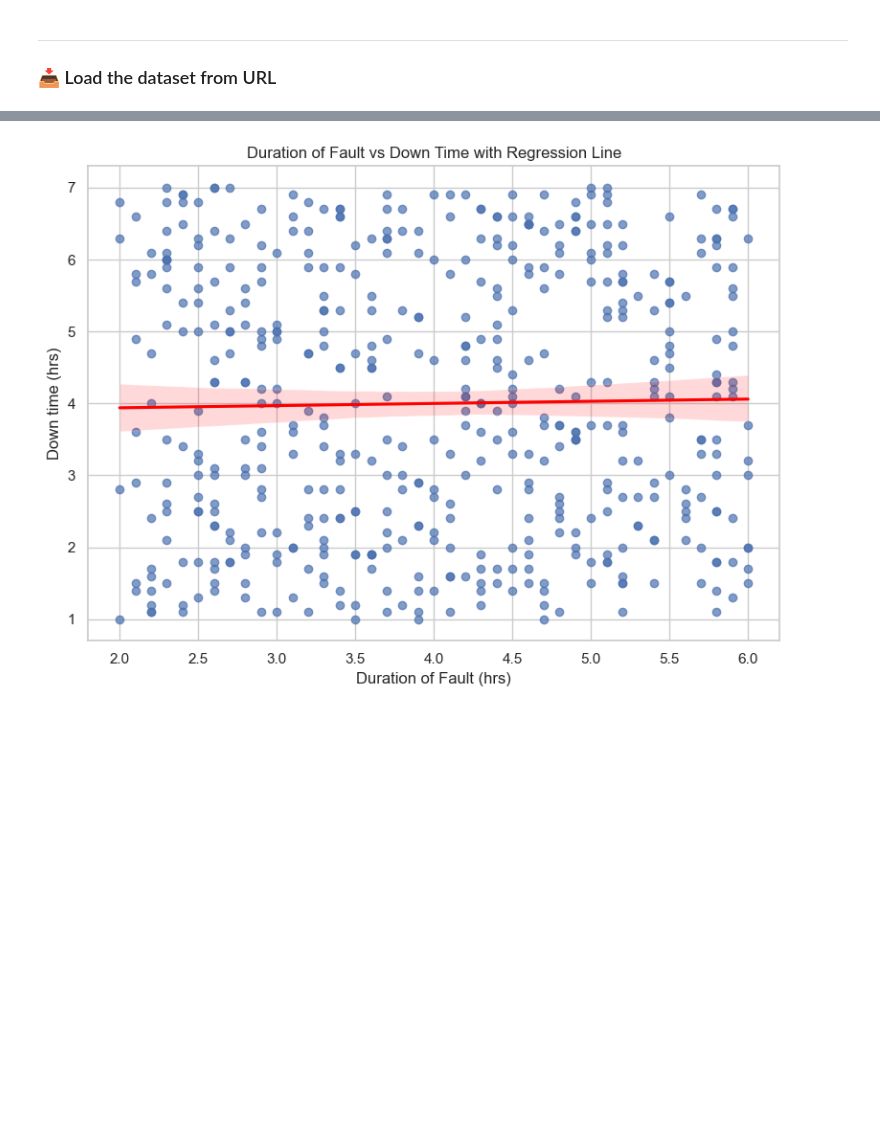
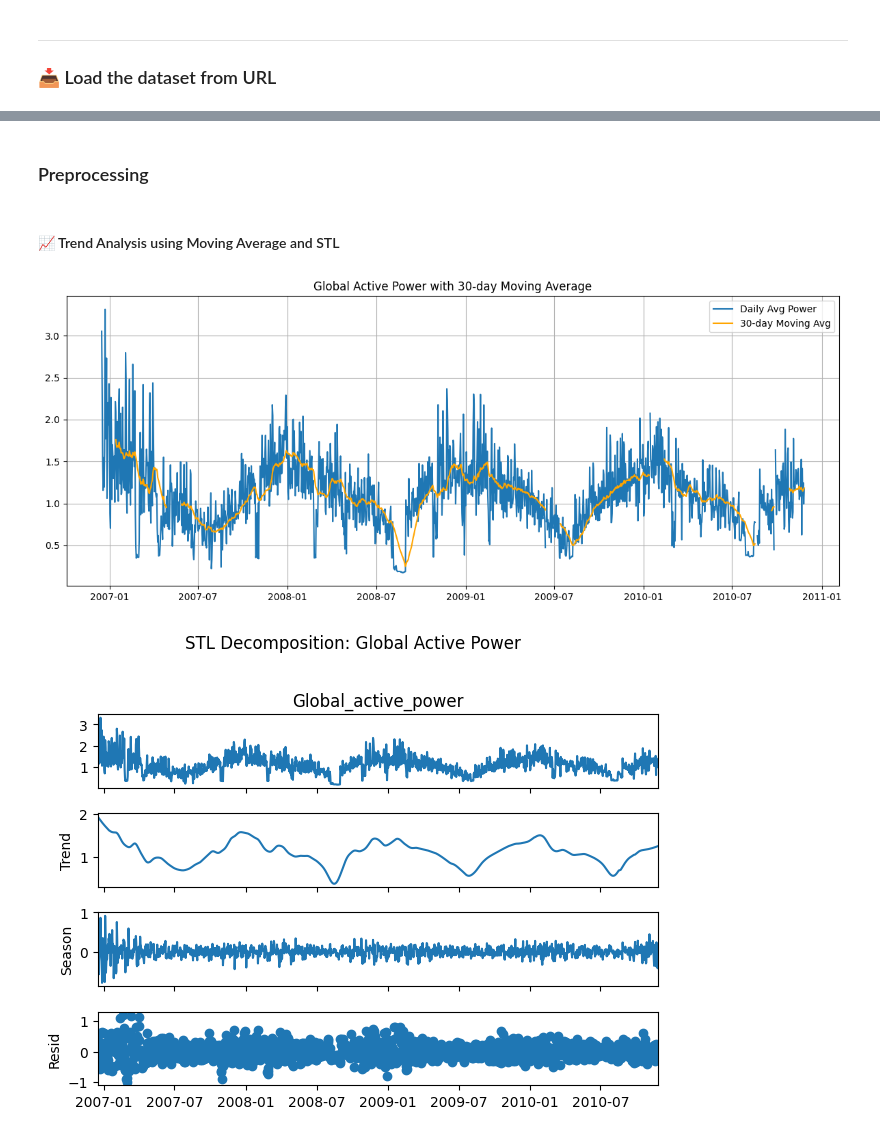
Before and after one commit to Dr-AlaaKhamis/ISE518, a Jupyter notebook: 8_Descriptive_analytics/TimeSeries_Analysis.ipynb, the cells around one changed output, grey strips where cells are left out. Saved outputs shown, nothing was run; the diff lists cells and outputs as text; code cells hidden in the pictures; blank space fills up the shorter version.

```diff
--- a/8_Descriptive_analytics/TimeSeries_Analysis.ipynb
+++ b/8_Descriptive_analytics/TimeSeries_Analysis.ipynb
@@ -126,24 +39,48 @@ A **scatter plot with a regression line** is used to visualize potential correla
-# %%
-import seaborn as sns
-import matplotlib.pyplot as plt
-
-# Set style
-sns.set(style="whitegrid")
-
-plt.figure(figsize=(8, 6))
-sns.regplot(
-    x='Duration of Fault (hrs)',
-    y='Down time (hrs)',
-    data=df,
-    scatter_kws={'alpha':0.7},
-    line_kws={'color':'red'}
-)
-
-plt.title("Duration of Fault vs Down Time with Regression Line")
-plt.xlabel("Duration of Fault (hrs)")
-plt.ylabel("Down time (hrs)")
-plt.grid(True)
-plt.tight_layout()
-plt.show()
-# %% [output]
-[figure, removed]
+# %% [markdown]
+### Preprocessing
+# %%
+# Combine 'Date' and 'Time' columns into a single datetime column
+df['datetime'] = pd.to_datetime(df['Date'] + ' ' + df['Time'], format='%d/%m/%Y %H:%M:%S')
+
+# Set the datetime column as the index
+df = df.set_index('datetime')
+
+# Drop the original Date and Time columns
+df = df.drop(columns=['Date', 'Time'])
+
+# Drop rows with missing values
+df.dropna(inplace=True)
+
+# Resample to daily frequency (using 'D' for daily)
+df_daily = df.resample('D').mean()
+
+# Display the first few rows of daily data
+print(df_daily.head())
+
+# Optional: Check for remaining missing values
+print(df_daily.isna().sum())
+# %% [markdown]
+#### 📈 Trend Analysis using Moving Average and STL
+# %%
+# Moving average
+df_daily['MA_30'] = df_daily['Global_active_power'].rolling(window=30).mean()
+
+plt.figure(figsize=(12, 5))
+plt.plot(df_daily['Global_active_power'], label='Daily Avg Power')
+plt.plot(df_daily['MA_30'], label='30-day Moving Avg', color='orange')
+plt.title("Global Active Power with 30-day Moving Average")
+plt.legend()
+plt.grid(True)
+plt.tight_layout()
+plt.show()
+
+# STL decomposition
+stl = STL(df_daily['Global_active_power'].dropna(), period=30)
+res = stl.fit()
+res.plot()
+plt.suptitle("STL Decomposition: Global Active Power", y=1.02)
+plt.tight_layout()
+plt.show()
+# %% [output]
+[figure, added]
+[figure, added]
```
Also changed, not shown: parts of 25 cells of this notebook, 1 other file.
